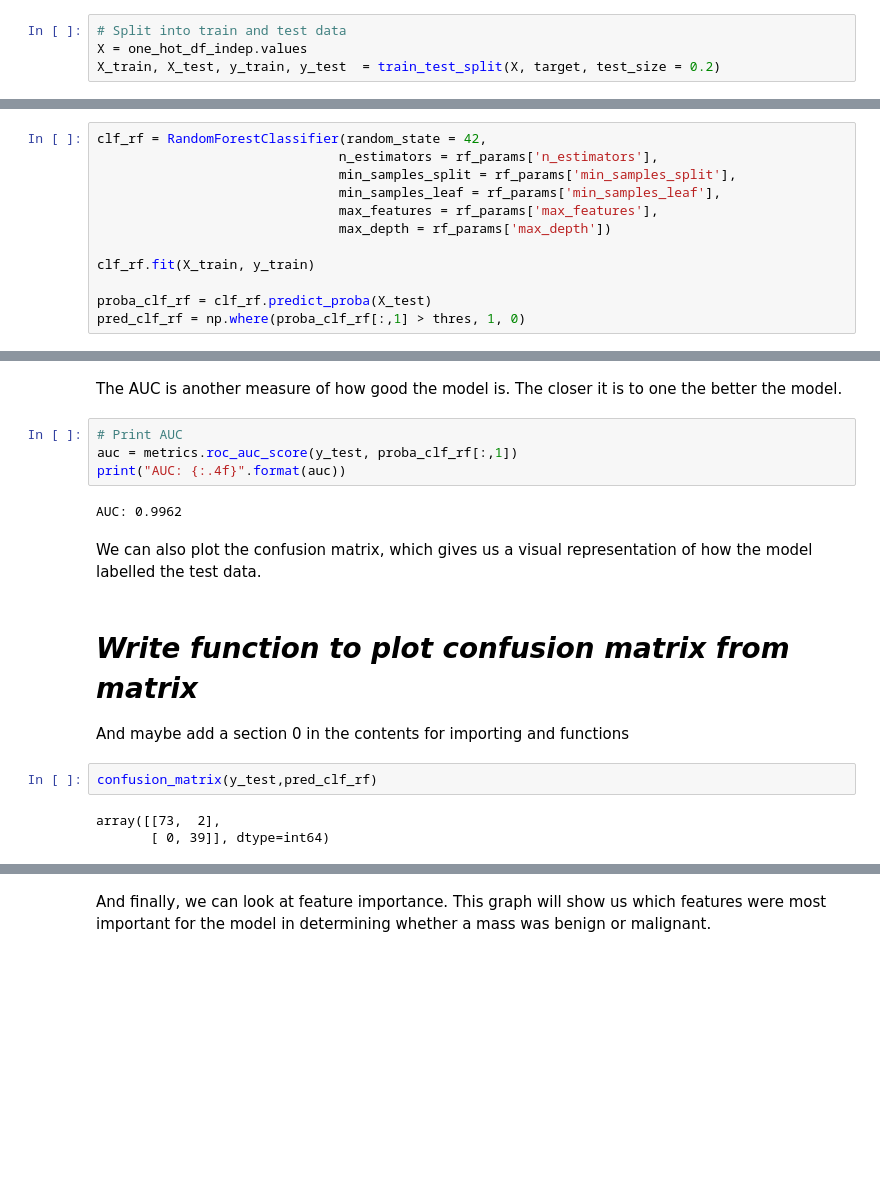
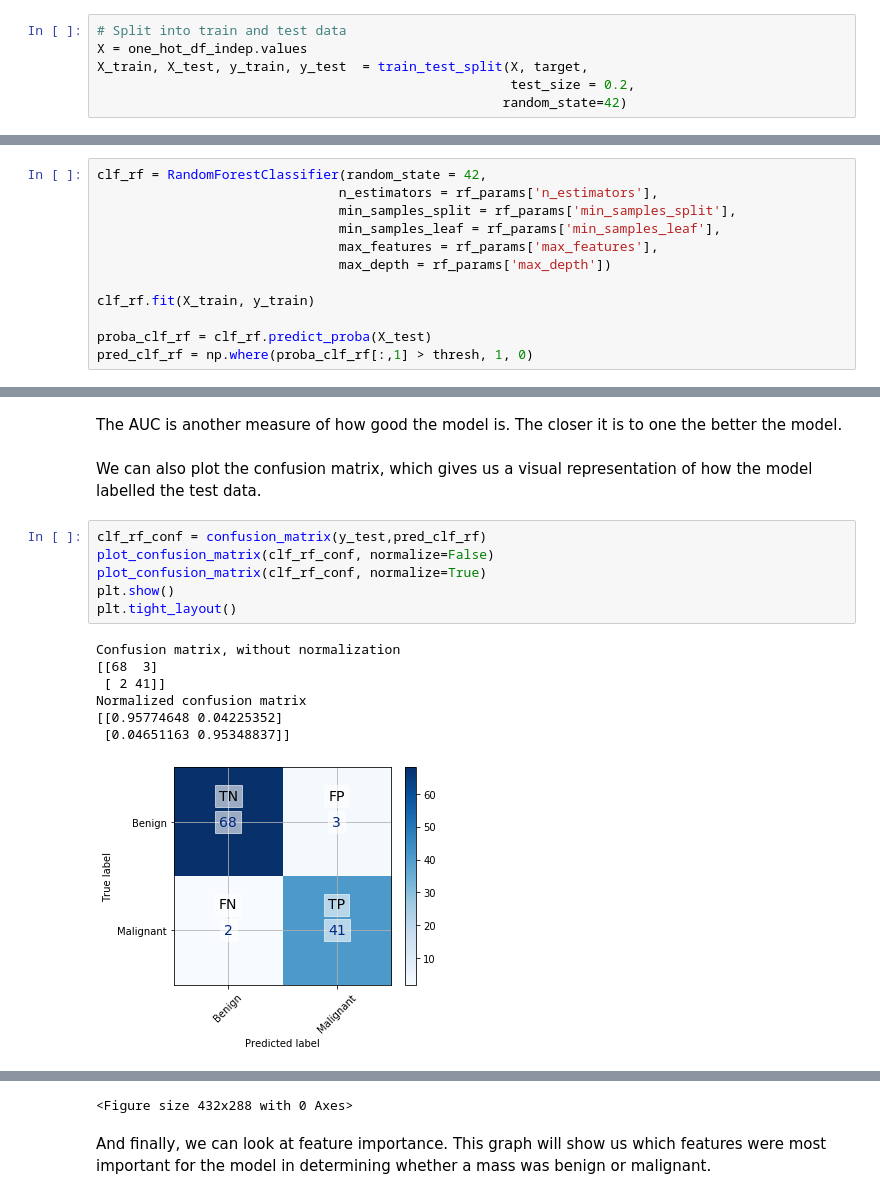
Before and after one commit to DaniiClarkee/Team4_CFG, a Jupyter notebook: Team_4_analysis.ipynb, the cells around one changed output, grey strips where cells are left out. Cells and saved outputs as stored; diff of their text form; blank space fills up the shorter version.

```diff
--- a/Team_4_analysis.ipynb
+++ b/Team_4_analysis.ipynb
@@ -268,7 +398,9 @@ The final preprocessing step is to divide the dataset into train and test data.
 # %%
 # Split into train and test data
 X = one_hot_df_indep.values
-X_train, X_test, y_train, y_test  = train_test_split(X, target, test_size = 0.2)
+X_train, X_test, y_train, y_test  = train_test_split(X, target,
+                                                     test_size = 0.2,
+                                                    random_state=42)
 # %% [markdown]
 ### 1.7 Determining the threshold
 # %% [markdown]
@@ -373,7 +505,7 @@ clf_rf = RandomForestClassifier(random_state = 42,
 clf_rf.fit(X_train, y_train)
 
 proba_clf_rf = clf_rf.predict_proba(X_test)
-pred_clf_rf = np.where(proba_clf_rf[:,1] > thres, 1, 0)
+pred_clf_rf = np.where(proba_clf_rf[:,1] > thresh, 1, 0)
 # %% [markdown]
 ### 4.3 Evaluating the model
 
@@ -391,19 +519,18 @@ Random forest precision: 100.00%
 # %% [markdown]
 The AUC is another measure of how good the model is. The closer it is to one the better the model.
-# %%
-# Print AUC
-auc = metrics.roc_auc_score(y_test, proba_clf_rf[:,1])
-print("AUC: {:.4f}".format(auc))
-# %% [output]
-AUC: 0.9962
 # %% [markdown]
 We can also plot the confusion matrix, which gives us a visual representation of how the model labelled the test data.
-# %% [markdown]
-# *Write function to plot confusion matrix from matrix*
-
-And maybe add a section 0 in the contents for importing and functions
-# %%
-confusion_matrix(y_test,pred_clf_rf)
-# %% [output]
-array([[73,  2],
-       [ 0, 39]], dtype=int64)
+# %%
+clf_rf_conf = confusion_matrix(y_test,pred_clf_rf)
+plot_confusion_matrix(clf_rf_conf, normalize=False)
+plot_confusion_matrix(clf_rf_conf, normalize=True)
+plt.show()
+plt.tight_layout()
+# %% [output]
+Confusion matrix, without normalization
+[[68  3]
+ [ 2 41]]
+Normalized confusion matrix
+[[0.95774648 0.04225352]
+ [0.04651163 0.95348837]]
+[figure, added]
@@ -410,2 +538,3 @@ array([[73,  2],
+<Figure size 432x288 with 0 Axes>
 # %% [markdown]
 And finally, we can look at feature importance. This graph will show us which features were most important for the model in determining whether a mass was benign or malignant.
```
Also changed, not shown: parts of 27 cells of this notebook.
